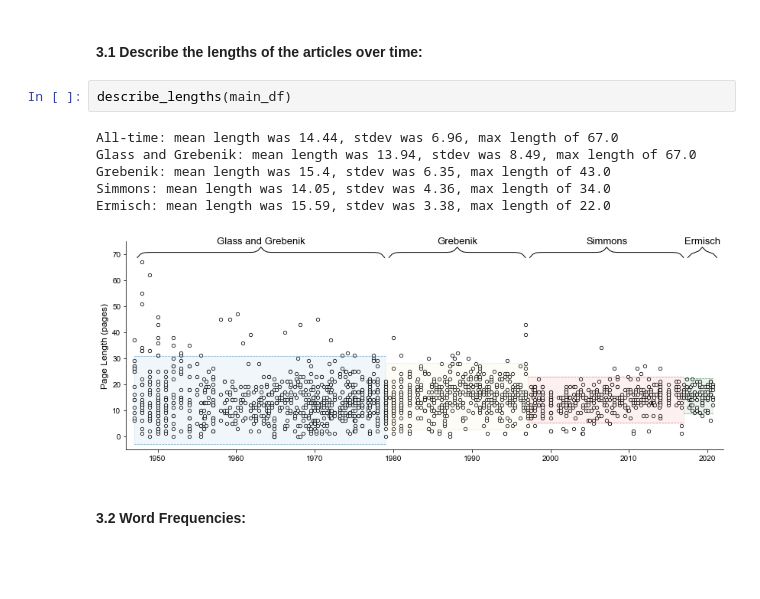
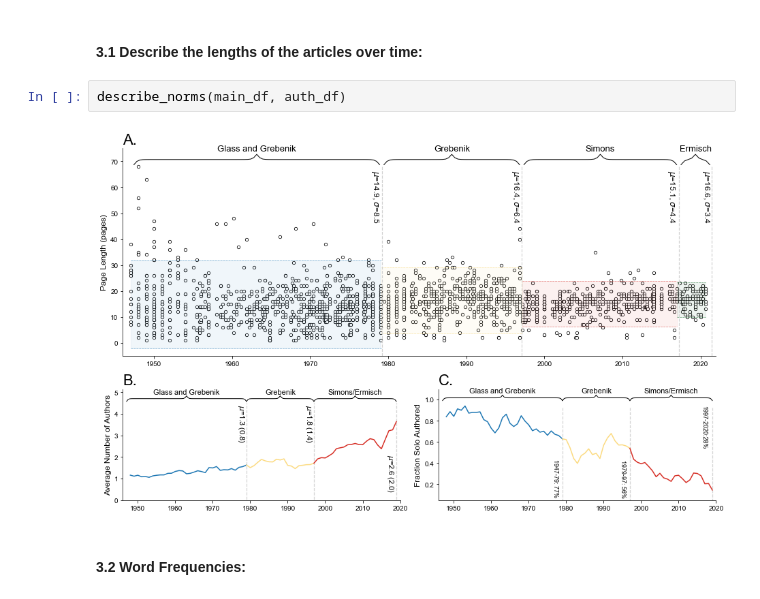
Before and after one commit to crahal/PopStudies_Review, a Jupyter notebook: src/popstudies_notebook.ipynb, the cells around one changed output. Saved outputs shown, nothing was run; the diff lists cells and outputs as text; blank space fills up the shorter version.

```diff
--- a/src/popstudies_notebook.ipynb
+++ b/src/popstudies_notebook.ipynb
@@ -61,15 +70,10 @@ Percent of inter-affiliation collaborations over all time: 0.53
 ### 3. Visualisations and more indepth analysis
 # %% [markdown]
 #### 3.1 Describe the lengths of the articles over time:
-# %%
-describe_lengths(main_df)
-# %% [output]
-All-time: mean length was 14.44, stdev was 6.96, max length of 67.0
-Glass and Grebenik: mean length was 13.94, stdev was 8.49, max length of 67.0
-Grebenik: mean length was 15.4, stdev was 6.35, max length of 43.0
-Simmons: mean length was 14.05, stdev was 4.36, max length of 34.0
-Ermisch: mean length was 15.59, stdev was 3.38, max length of 22.0
-[figure, removed]
+# %%
+describe_norms(main_df, auth_df)
+# %% [output]
+[figure, added]
 # %% [markdown]
 #### 3.2 Word Frequencies:
 # %%
```
Also changed, not shown: parts of 10 cells of this notebook, 40 other files.
